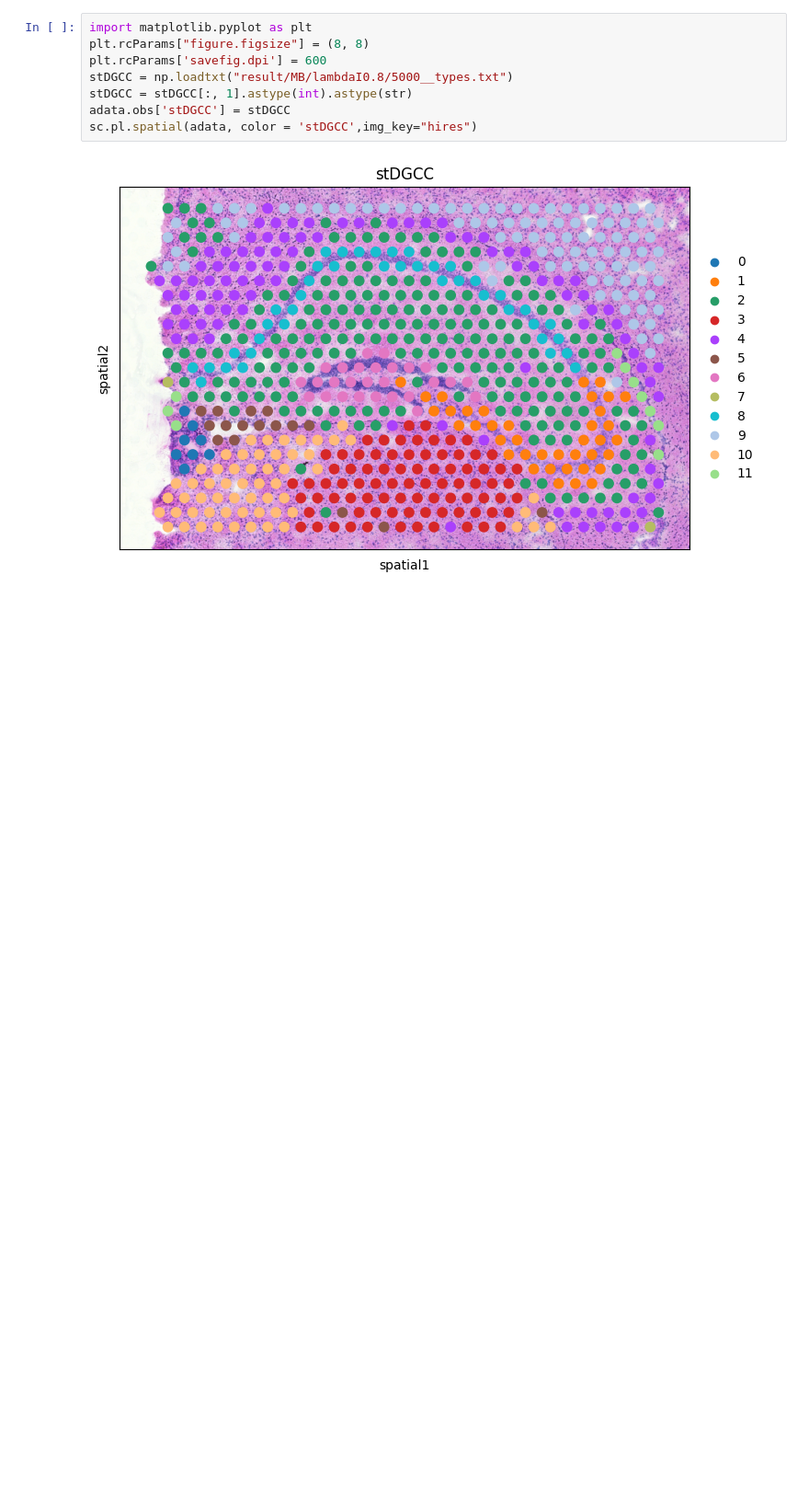
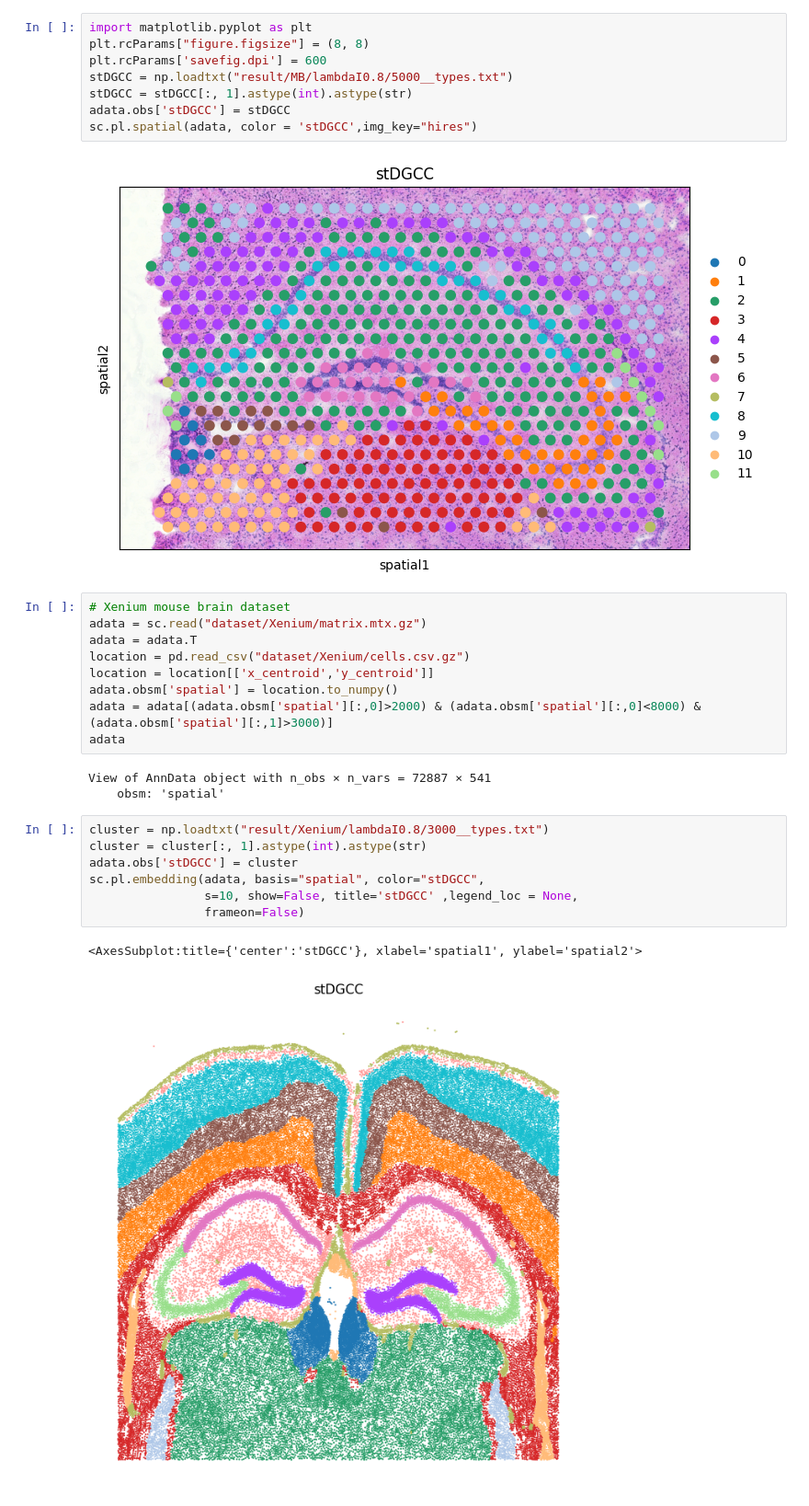
Before and after one commit to TimE9527/stDGCC, a Jupyter notebook: ARI&NMI.ipynb, the cells around one changed output. Shown at 92% size. Drawn from its saved outputs; the diff is of its cells as text; blank space fills up the shorter version.

```diff
--- a/ARI&NMI.ipynb
+++ b/ARI&NMI.ipynb
@@ -104,3 +102,25 @@ adata.obs['stDGCC'] = stDGCC
 sc.pl.spatial(adata, color = 'stDGCC',img_key="hires")
 # %% [output]
 [figure]
+# %%
+# Xenium mouse brain dataset
+adata = sc.read("dataset/Xenium/matrix.mtx.gz")
+adata = adata.T
+location = pd.read_csv("dataset/Xenium/cells.csv.gz")
+location = location[['x_centroid','y_centroid']]
+adata.obsm['spatial'] = location.to_numpy()
+adata = adata[(adata.obsm['spatial'][:,0]>2000) & (adata.obsm['spatial'][:,0]<8000) & (adata.obsm['spatial'][:,1]>3000)]
+adata
+# %% [output]
+View of AnnData object with n_obs × n_vars = 72887 × 541
+    obsm: 'spatial'
+# %%
+cluster = np.loadtxt("result/Xenium/lambdaI0.8/3000__types.txt")
+cluster = cluster[:, 1].astype(int).astype(str)
+adata.obs['stDGCC'] = cluster
+sc.pl.embedding(adata, basis="spatial", color="stDGCC",
+                s=10, show=False, title='stDGCC' ,legend_loc = None,
+                frameon=False)
+# %% [output]
+<AxesSubplot:title={'center':'stDGCC'}, xlabel='spatial1', ylabel='spatial2'>
+[figure, added]
```
Also changed, not shown: parts of 8 cells of this notebook, 4 other files.
